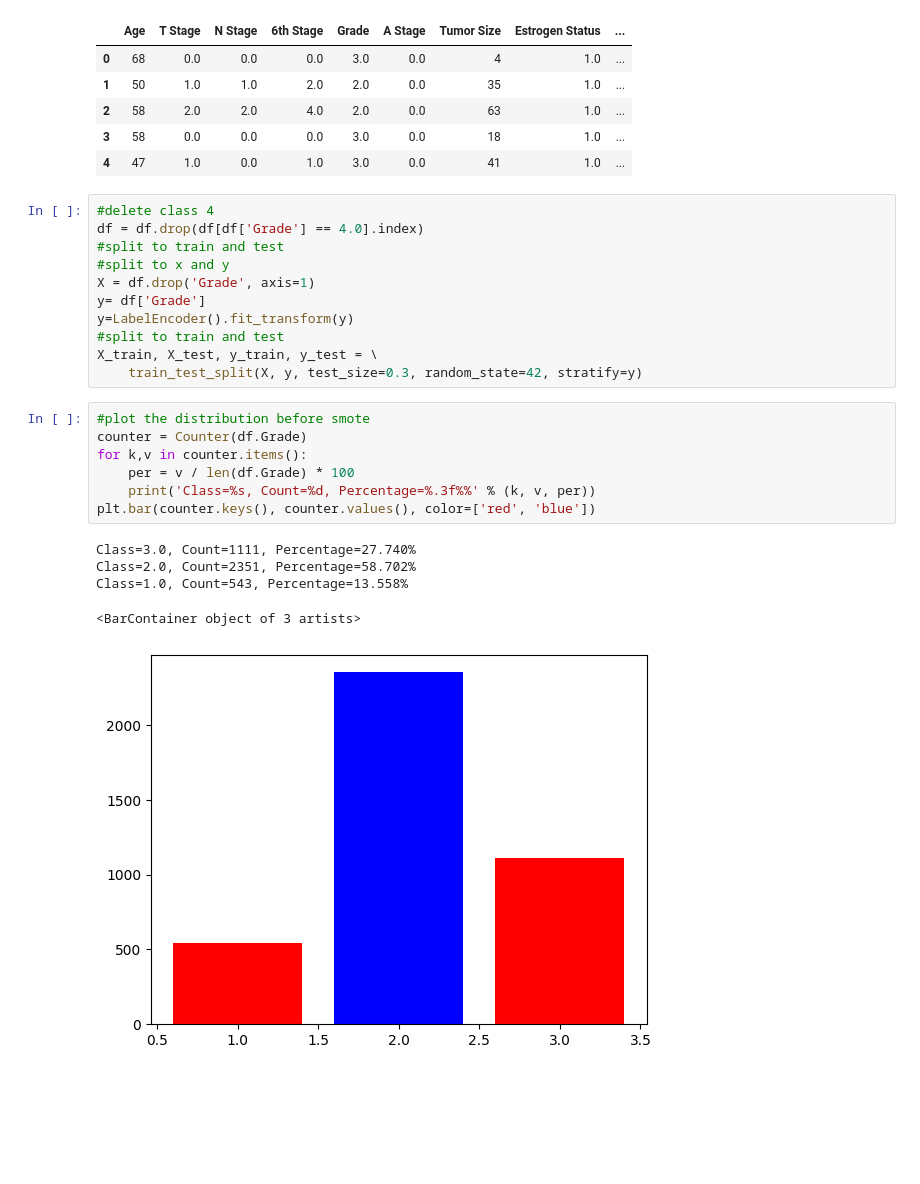
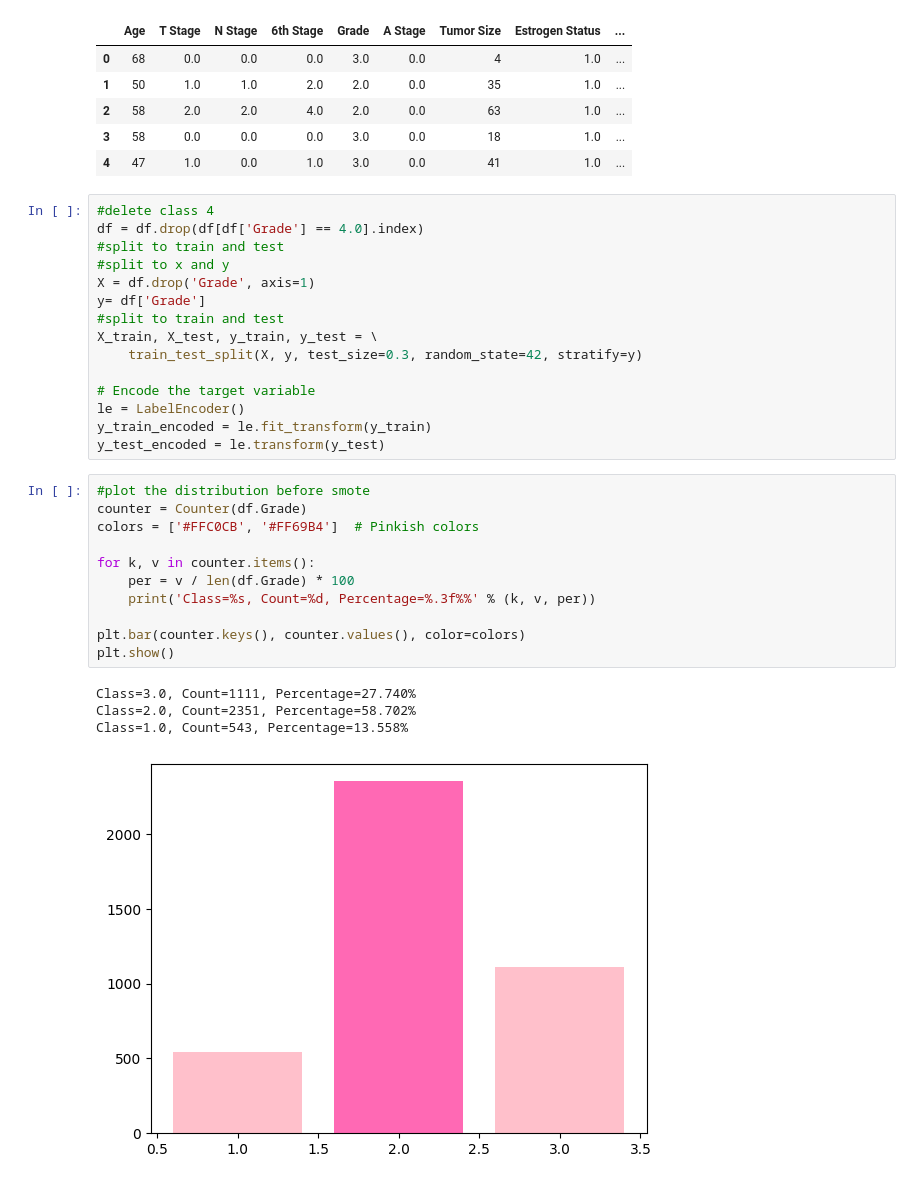
Before and after one commit to roy2392/breast_cancer_classification, a Jupyter notebook: Predict Grade Model.ipynb, the cells around one changed output. Saved outputs shown, nothing was run; the diff lists cells and outputs as text; blank space fills up the shorter version.

```diff
--- a/Predict Grade Model.ipynb
+++ b/Predict Grade Model.ipynb
@@ -203,21 +205,28 @@ df = df.drop(df[df['Grade'] == 4.0].index)
 #split to x and y
 X = df.drop('Grade', axis=1)
 y= df['Grade']
-y=LabelEncoder().fit_transform(y)
 #split to train and test
 X_train, X_test, y_train, y_test = \
     train_test_split(X, y, test_size=0.3, random_state=42, stratify=y)
+
+# Encode the target variable
+le = LabelEncoder()
+y_train_encoded = le.fit_transform(y_train)
+y_test_encoded = le.transform(y_test)
 # %%
 #plot the distribution before smote
 counter = Counter(df.Grade)
-for k,v in counter.items():
+colors = ['#FFC0CB', '#FF69B4']  # Pinkish colors
+
+for k, v in counter.items():
     per = v / len(df.Grade) * 100
     print('Class=%s, Count=%d, Percentage=%.3f%%' % (k, v, per))
-plt.bar(counter.keys(), counter.values(), color=['red', 'blue'])
+
+plt.bar(counter.keys(), counter.values(), color=colors)
+plt.show()
 # %% [output]
 Class=3.0, Count=1111, Percentage=27.740%
 Class=2.0, Count=2351, Percentage=58.702%
 Class=1.0, Count=543, Percentage=13.558%
-<BarContainer object of 3 artists>
-[figure, old version]
+[figure, new version]
 # %%
```
Also changed, not shown: parts of 7 cells of this notebook, 1 other file.
